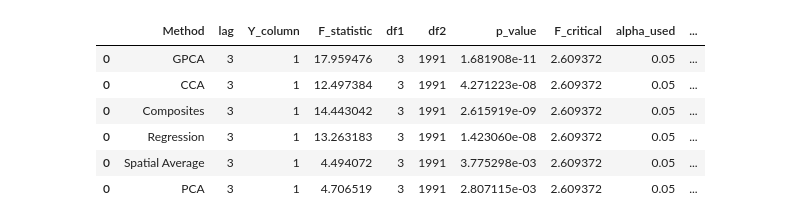
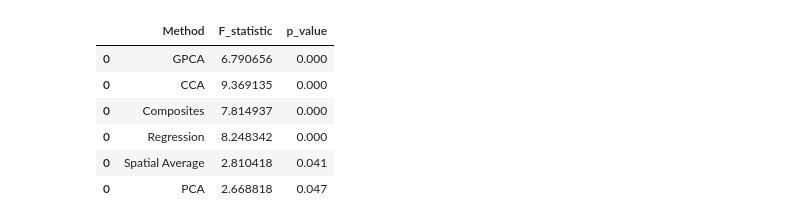
Before and after one commit to homerdurand/Granger-PCA-Teleconnections, a Jupyter notebook: notebooks/synthetic.ipynb, the cells around one changed output. Saved outputs shown, nothing was run; the diff lists cells and outputs as text; code cells hidden in the pictures.

```diff
--- a/notebooks/synthetic.ipynb
+++ b/notebooks/synthetic.ipynb
@@ -130,37 +79,39 @@ results_pc = test_granger_causality(X_test[:, None], cp_test_pc, maxlag=[gpca.ma
+# %%
+cp_gpca = gpca.transform(Y_test)
+cp_ca   = ca.transform(Y_test, type='PosNeg')
+cp_ra   = ra.transform(Y_test)
+cp_cca  = cca.transform(Y_test)
+cp_sa   = sa.transform(Y_test)
+cp_pc   = pc.transform(Y_test)
+
+lag = gpca.maxlag
+
+results_gpca = test_granger_causality_mbb(X_test[:, None], cp_gpca[:, 0], maxlag=[lag])
+results_ra   = test_granger_causality_mbb(X_test[:, None], cp_ra,         maxlag=[lag])
+results_ca   = test_granger_causality_mbb(X_test[:, None], cp_ca,         maxlag=[lag])
+results_cca  = test_granger_causality_mbb(X_test[:, None], cp_cca,        maxlag=[lag])
+results_sa   = test_granger_causality_mbb(X_test[:, None], cp_sa,         maxlag=[lag])
+results_pc   = test_granger_causality_mbb(X_test[:, None], cp_pc,         maxlag=[lag])
 # %%
-# Combine your results (with method names as keys)
 combined = pd.concat(
     [
-        results_gpca[results_gpca['lag'] == gpca.maxlag],
-        results_cca[results_cca['lag'] == gpca.maxlag],
-        results_ca[results_ca['lag'] == gpca.maxlag],
-        results_ra[results_ra['lag'] == gpca.maxlag],
-        results_sa[results_sa['lag'] == gpca.maxlag],
-        results_pc[results_pc['lag'] == gpca.maxlag]
+        results_gpca[results_gpca['lag'] == lag],
+        results_cca[results_cca['lag']   == lag],
+        results_ca[results_ca['lag']     == lag],
+        results_ra[results_ra['lag']     == lag],
+        results_sa[results_sa['lag']     == lag],
+        results_pc[results_pc['lag']     == lag],
     ],
     keys=['GPCA', 'CCA', 'Composites', 'Regression', 'Spatial Average', 'PCA']
 ).reset_index(level=0).rename(columns={'level_0': 'Method'})
 
-# Export to LaTeX using scientific notation
-latex_table = combined[['F_statistic', 'p_value']].to_latex(
-    index=True,
-    caption=f"Comparison of Results by Method at lag = {gpca.maxlag}",
-    label="tab:results_by_method",
-    float_format=lambda x: f"{x:.3e}",  # scientific notation with 3 decimals
-    escape=True
-)
-
-# Save to file
-with open("tables/synthetic_pvalues_large_high.tex", "w") as f:
-    f.write(latex_table)
+combined[['Method', 'F_statistic', 'p_value']]
+# %% [output]
+|  | Method | F_statistic | p_value |
+| 0 | GPCA | 6.790656 | 0.000 |
+| 0 | CCA | 9.369135 | 0.000 |
+| 0 | Composites | 7.814937 | 0.000 |
+| 0 | Regression | 8.248342 | 0.000 |
+| 0 | Spatial Average | 2.810418 | 0.041 |
+| 0 | PCA | 2.668818 | 0.047 |
-# %%
-combined
-# %% [output]
-|  | Method | lag | Y_column | F_statistic | df1 | df2 | p_value | F_critical | alpha_used | ... |
-| 0 | GPCA | 3 | 1 | 17.959476 | 3 | 1991 | 1.681908e-11 | 2.609372 | 0.05 | ... |
-| 0 | CCA | 3 | 1 | 12.497384 | 3 | 1991 | 4.271223e-08 | 2.609372 | 0.05 | ... |
-| 0 | Composites | 3 | 1 | 14.443042 | 3 | 1991 | 2.615919e-09 | 2.609372 | 0.05 | ... |
-| 0 | Regression | 3 | 1 | 13.263183 | 3 | 1991 | 1.423060e-08 | 2.609372 | 0.05 | ... |
-| 0 | Spatial Average | 3 | 1 | 4.494072 | 3 | 1991 | 3.775298e-03 | 2.609372 | 0.05 | ... |
-| 0 | PCA | 3 | 1 | 4.706519 | 3 | 1991 | 2.807115e-03 | 2.609372 | 0.05 | ... |
 # %%
```
Also changed, not shown: parts of 21 cells of this notebook, 2 other files.
